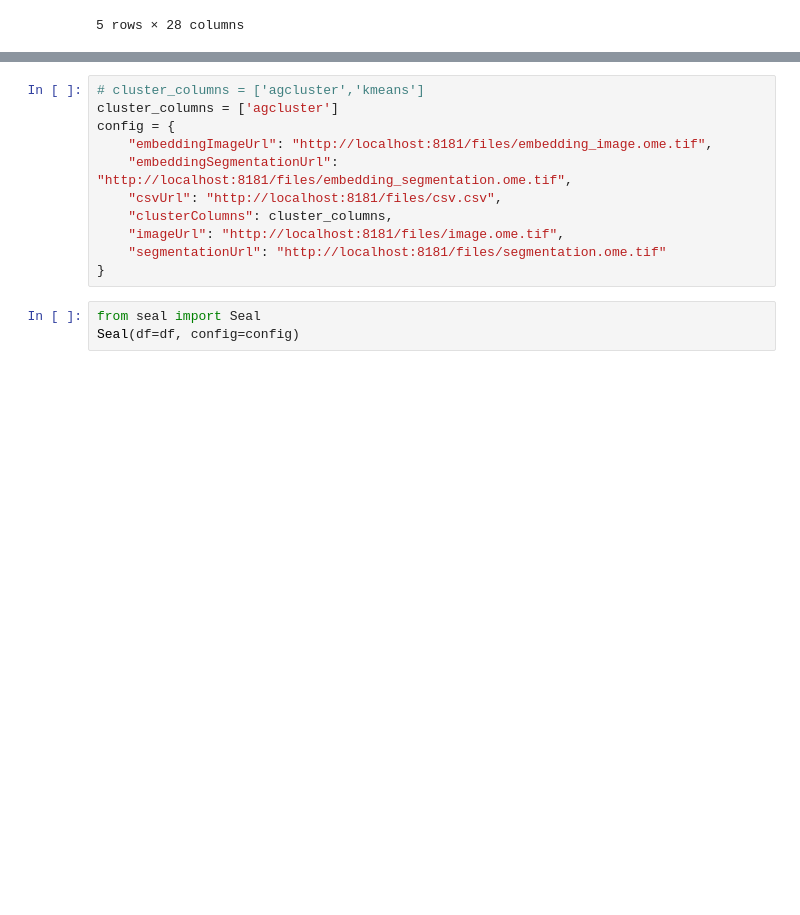
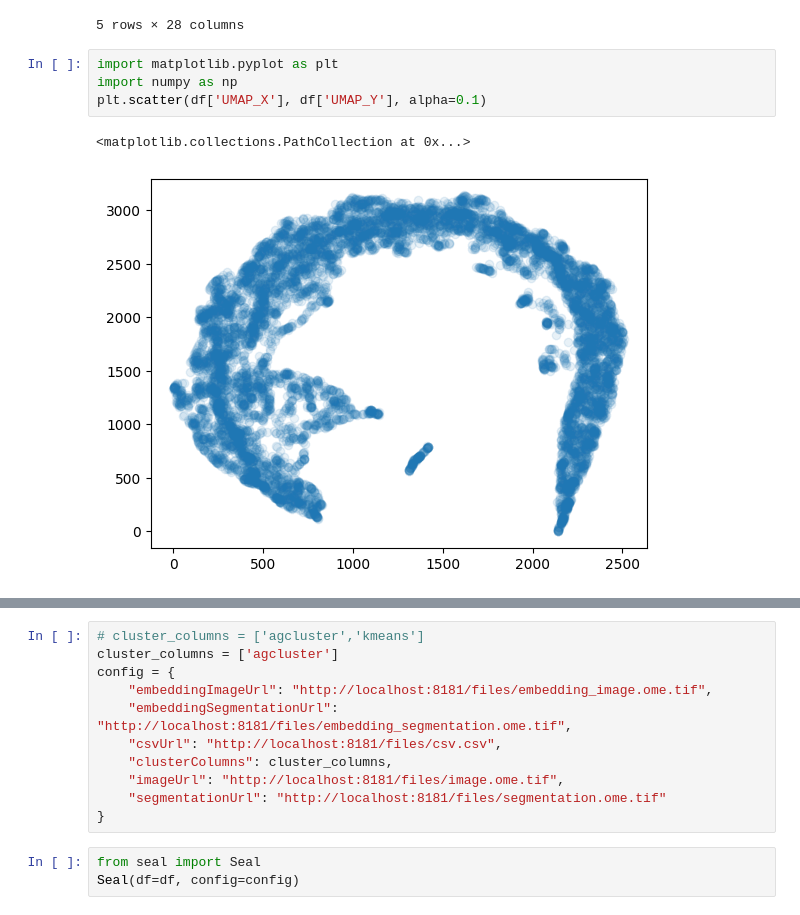
Before and after one commit to simonwarchol/seal, a Jupyter notebook: example.ipynb, the cells around one changed output, grey strips where cells are left out. Drawn from its saved outputs; the diff is of its cells as text; blank space fills up the shorter version.

```diff
--- a/example.ipynb
+++ b/example.ipynb
@@ -19,3 +17,10 @@ df.head()
 | 3 | 4 | 22322.404412 | 1156.683824 | 187.330882 | 853.250000 | 13716.878676 | 816.955882 | 2187.911765 | 376.194853 | 15479.356618 | ... | ... |
 | 4 | 5 | 8101.017199 | 1570.628993 | 163.009828 | 318.027027 | 4959.896806 | 826.963145 | 361.771499 | 366.088452 | 5628.589681 | ... | ... |
 5 rows × 28 columns
+# %%
+import matplotlib.pyplot as plt
+import numpy as np
+plt.scatter(df['UMAP_X'], df['UMAP_Y'], alpha=0.1)
+# %% [output]
+<matplotlib.collections.PathCollection at 0x...>
+[figure, added]
```
Also changed, not shown: parts of 5 cells of this notebook.
